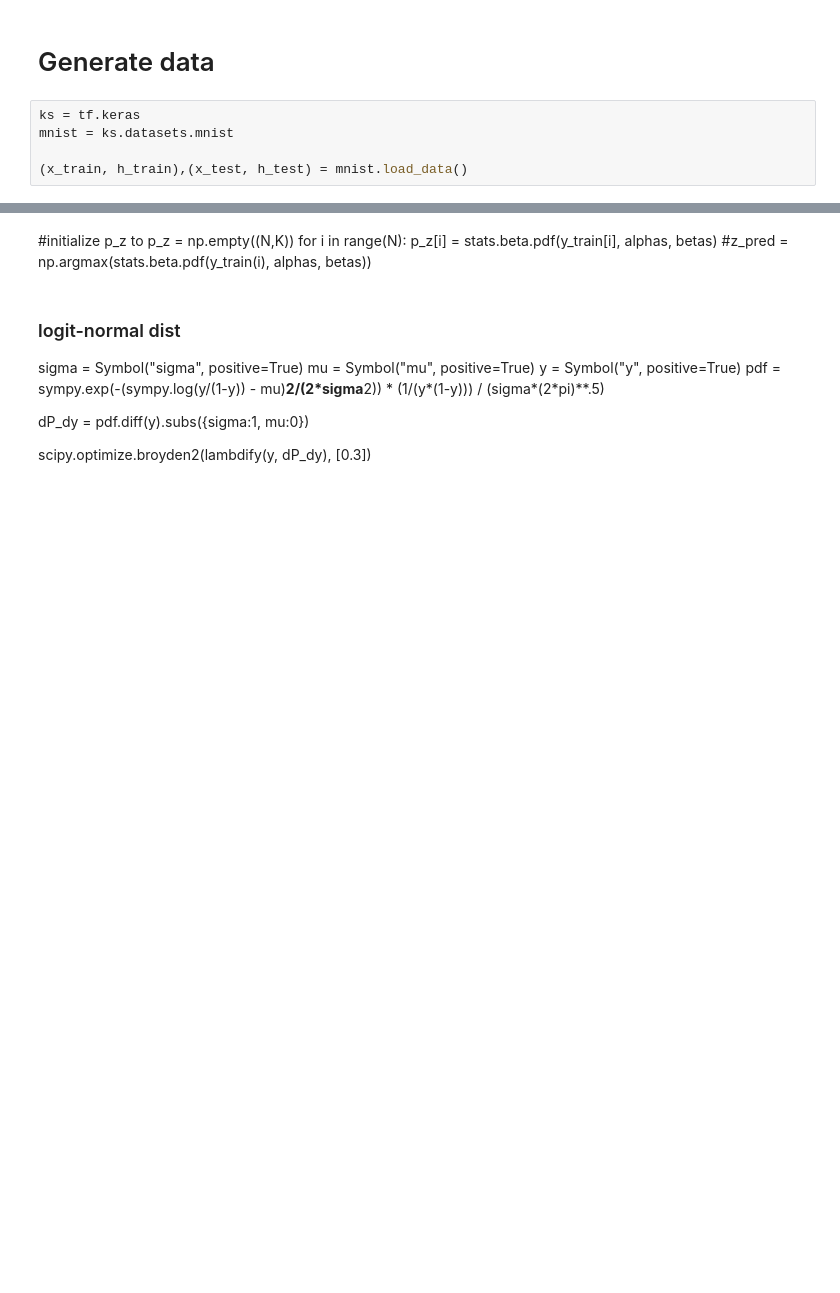
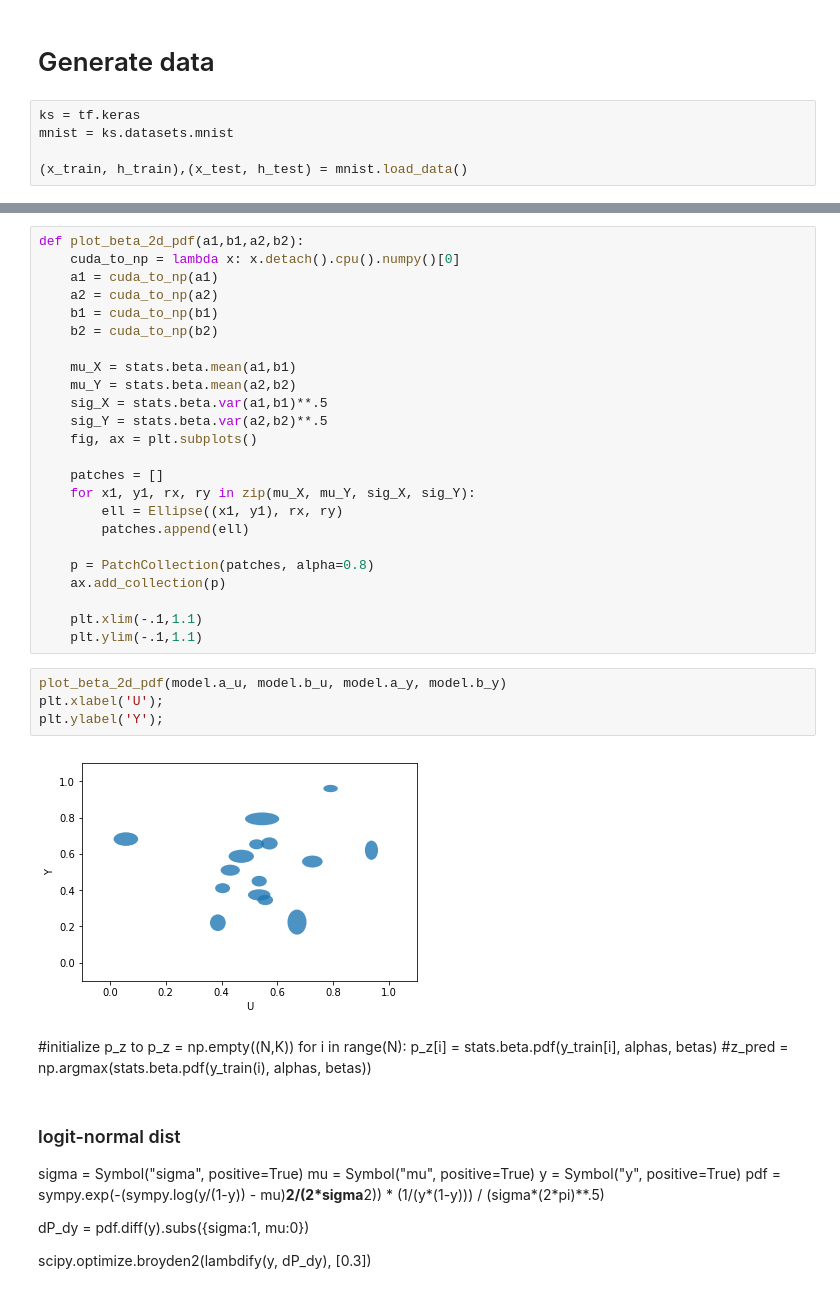
Before and after one commit to clintonjwang/conditional_nets, a Jupyter notebook: mnist_model.ipynb, the cells around one changed output, grey strips where cells are left out. Saved outputs shown, nothing was run; the diff lists cells and outputs as text; blank space fills up the shorter version.

```diff
--- a/mnist_model.ipynb
+++ b/mnist_model.ipynb
@@ -148,3 +342,33 @@ P_z = sympy.Array
+# %%
+def plot_beta_2d_pdf(a1,b1,a2,b2):
+    cuda_to_np = lambda x: x.detach().cpu().numpy()[0]
+    a1 = cuda_to_np(a1)
+    a2 = cuda_to_np(a2)
+    b1 = cuda_to_np(b1)
+    b2 = cuda_to_np(b2)
+
+    mu_X = stats.beta.mean(a1,b1)
+    mu_Y = stats.beta.mean(a2,b2)
+    sig_X = stats.beta.var(a1,b1)**.5
+    sig_Y = stats.beta.var(a2,b2)**.5
+    fig, ax = plt.subplots()
+
+    patches = []
+    for x1, y1, rx, ry in zip(mu_X, mu_Y, sig_X, sig_Y):
+        ell = Ellipse((x1, y1), rx, ry)
+        patches.append(ell)
+
+    p = PatchCollection(patches, alpha=0.8)
+    ax.add_collection(p)
+
+    plt.xlim(-.1,1.1)
+    plt.ylim(-.1,1.1)
+# %%
+plot_beta_2d_pdf(model.a_u, model.b_u, model.a_y, model.b_y)
+plt.xlabel('U');
+plt.ylabel('Y');
+# %% [output]
+[figure, added]
 # %% [markdown]
 #initialize p_z to
 p_z = np.empty((N,K))
```
Also changed, not shown: parts of 49 cells of this notebook.
